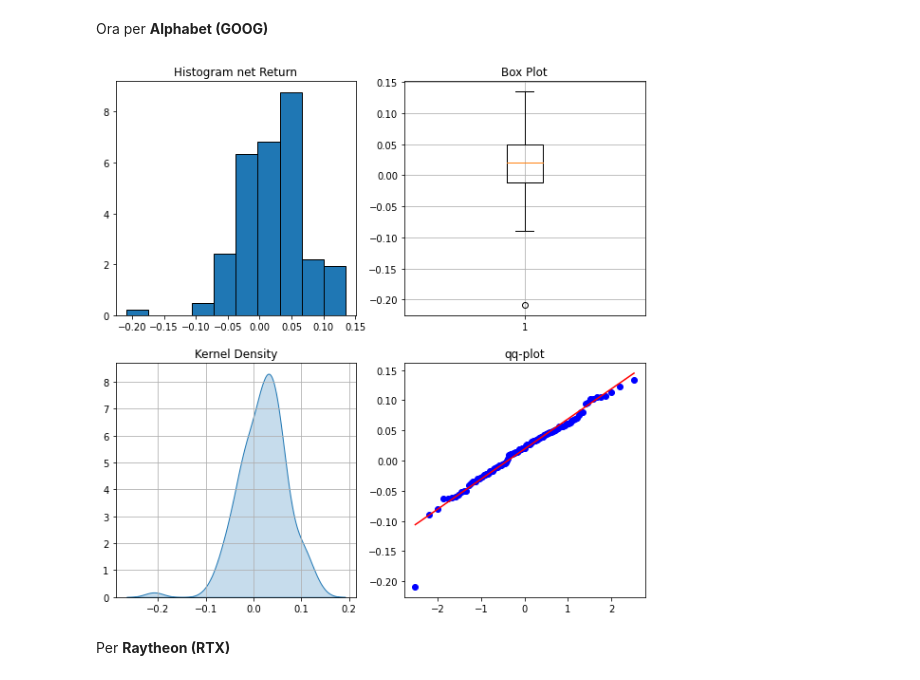
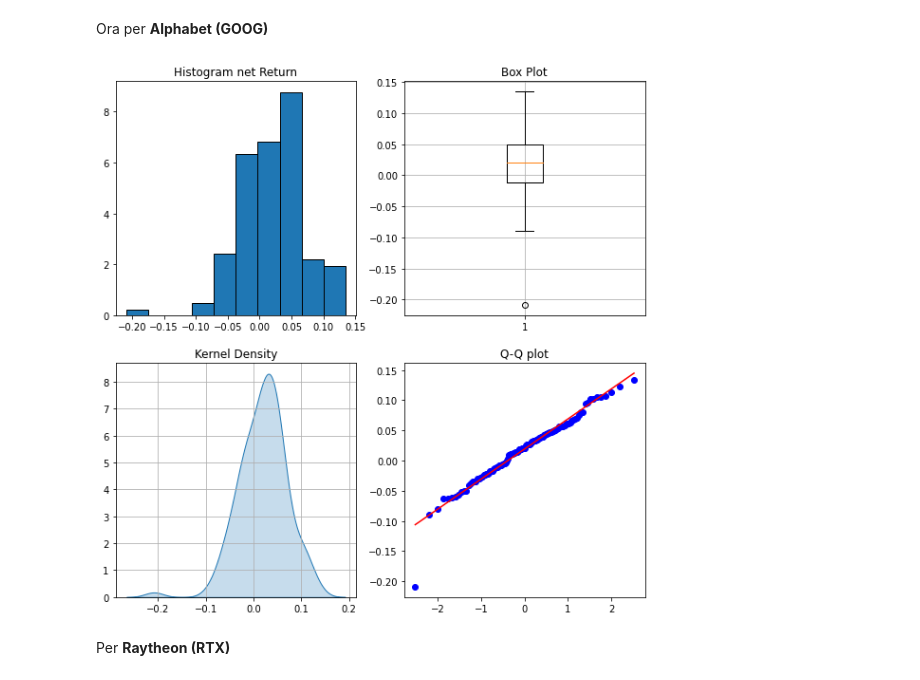
Before and after one commit to tommcamm/BISF-Project, a Jupyter notebook: python/Notebook del progetto.ipynb, the cells around one changed output. Saved outputs shown, nothing was run; the diff lists cells and outputs as text; code cells hidden in the pictures.

```diff
--- a/python/Notebook del progetto.ipynb
+++ b/python/Notebook del progetto.ipynb
@@ -697,35 +700,35 @@ plt.figure(figsize=(10,10))
 plt.rc('font', size=10)
 
 # Utiliziamo subplot per effettuare più plot nella stessa pic.
 ## Istogramma
 plt.subplot(221)
 plt.title("Histogram net Return")
 plt.hist(rendimenti_netti_goog["Adj Close"], density = True, edgecolor='black')
 
 ## BoxPlot
 plt.subplot(222)
 plt.title("Box Plot")
 plt.grid(True)
 plt.boxplot(rendimenti_netti_goog["Adj Close"])
 
 ## Kernel Density
 plt.subplot(223)
 plt.title("Kernel Density")
 sns.kdeplot(rendimenti_netti_goog["Adj Close"], shade=True)
 plt.grid(True)
 plt.xlabel('')
 plt.ylabel('')
 
 ## qq-plot
 plt.subplot(224)
 stats.probplot(rendimenti_netti_goog["Adj Close"],dist='norm',plot=plt)
-plt.title("qq-plot")
+plt.title("Q-Q plot")
 plt.xlabel('')
 plt.ylabel('')
 
 plt.show()
 # %% [output]
-[figure, old version]
+[figure, new version]
 # %% [markdown]
 Per **Raytheon (RTX)**
 # %%
```
Also changed, not shown: parts of 14 cells of this notebook, 7 other files.
